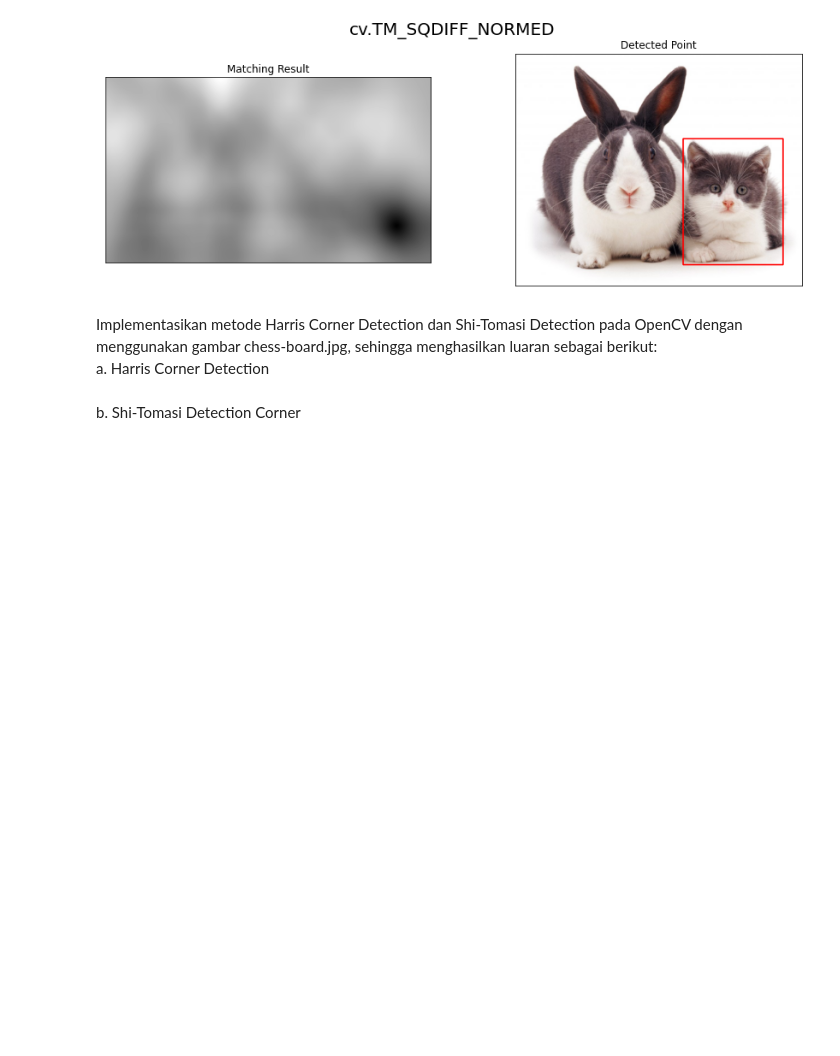
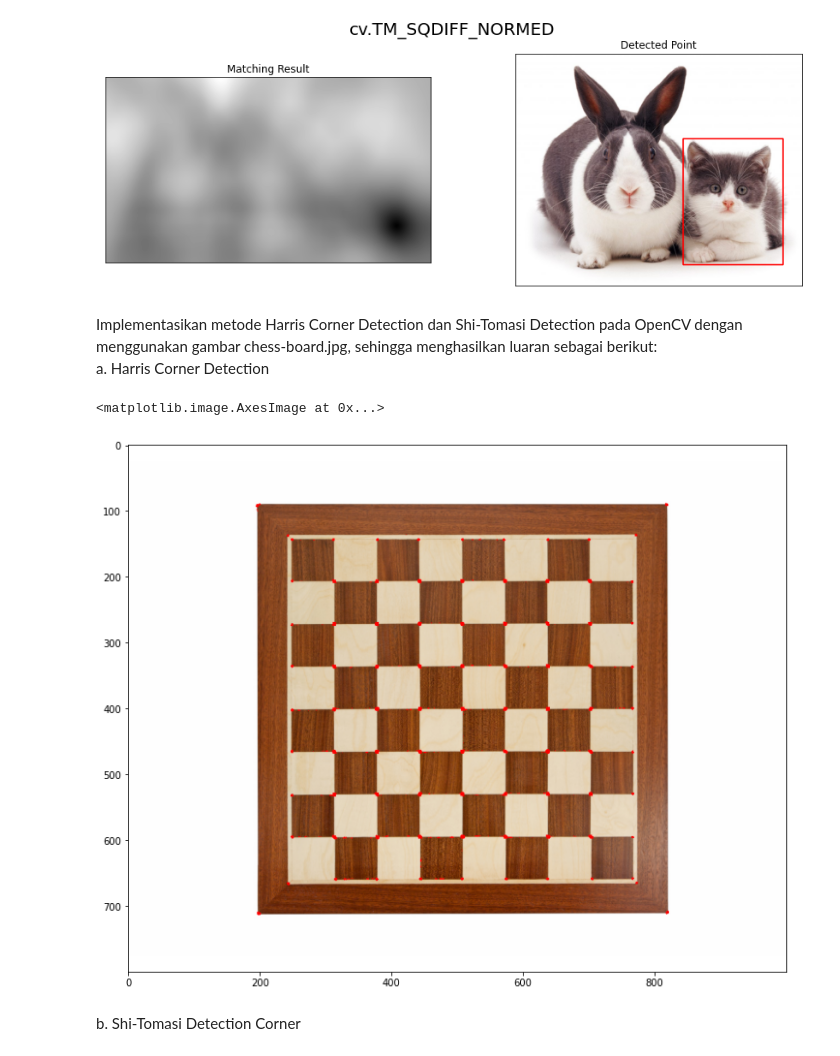
Before and after one commit to hunaynr/PCVK_Genap_2021, a Jupyter notebook: Week11.ipynb, the cells around one changed output. Cells and saved outputs as stored; diff of their text form; code cells hidden in the pictures; blank space fills up the shorter version.

```diff
--- a/Week11.ipynb
+++ b/Week11.ipynb
@@ -72,16 +72,22 @@ a. Harris Corner Detection
 # %%
 #load citra input
 input_img = cv.imread('/content/drive/MyDrive/Image Processing/chess-board.jpg')
 gray_img = cv.cvtColor(input_img, cv.COLOR_BGR2GRAY)
+dst = cv.cornerHarris(gray_img,3,5,0.001)
 
 gray_img = np.float32(gray_img)
-harris_output = cv.cornerHarris(gray_img,2,3,0.04)
-
+harris_output = cv.cornerHarris(gray_img,2,3, 3)
 #hasil harris corner dilakukan dilasi untuk menandai sudut
-harris_output = cv.dilate(harris_output,None)
+harris_output = cv.dilate(harris_output, None)
 
 #Threshold untuk mengoptimalkan nilai
-input_img[dst>0.01*dst]
+input_img[dst>0.01*dst.max()]=[0,0,255]
+
+plt.figure(figsize=(20,10))
+plt.imshow(cv.cvtColor(input_img, cv.COLOR_BGR2RGB))
+# %% [output]
+<matplotlib.image.AxesImage at 0x...>
+[figure, added]
 # %% [markdown]
 b. Shi-Tomasi Detection Corner
 # %%
```
